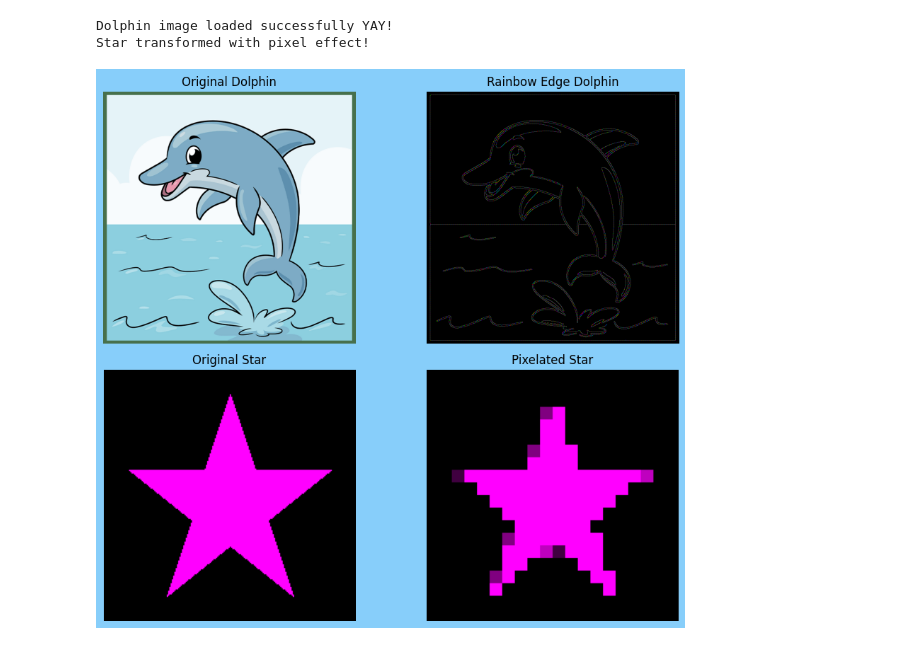
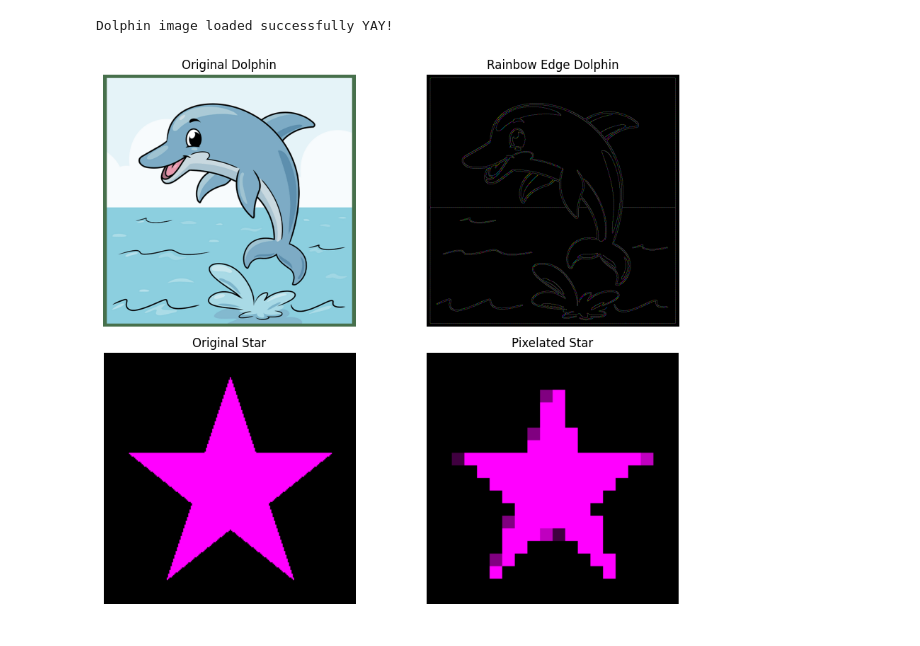
Before and after one commit to jessicayuan1/ai-skill-showcase, a Jupyter notebook: tisiane_showcase.ipynb, the cells around one changed output. Cells and saved outputs as stored; diff of their text form; code cells hidden in the pictures.

Commit message:
Step 3: Original and transformed pictures!

```diff
--- a/tisiane_showcase.ipynb
+++ b/tisiane_showcase.ipynb
@@ -12,7 +12,6 @@ import cv2 as cv
 import numpy as np
 # matplotlib.pyplot for displaying images
 import matplotlib.pyplot as plt
-
 
 
 # Step 1: Load the dolphin image ( BGR format)
@@ -58,34 +57,65 @@ edges_colored = np.zeros_like(img)
 
 
 # Define a repeating pattern of colors for the edges
 colors = [(255, 0, 0),  # Red
           (0, 255, 0),  # Green
           (0, 0, 255)]  # Blue
 
 
 # Map each edge pixel to a color based on its position
 for i in range(edges.shape[0]):      # Each row
     for j in range(edges.shape[1]):  # Each col
         if edges[i, j] != 0:         # Only modify pixels that are part of an edge
             edges_colored[i, j] = colors[(i + j) % len(colors)]  # Cycle through red, green, blue
 
 # Step 2.1: Transformation to the star (pixelated effect)
 
 # Copy the star image
 pixel_star = img2.copy()
 
 # Define scale for pixelation (smaller scale = bigger pixels)
 scale = 0.1
 
 # Resize down
 small = cv.resize(pixel_star, (int(pixel_star.shape[1]*scale), int(pixel_star.shape[0]*scale)), interpolation=cv.INTER_LINEAR)
 
 # Resize back up to original size (pixelated look)
 pixel_star = cv.resize(small, (pixel_star.shape[1], pixel_star.shape[0]), interpolation=cv.INTER_NEAREST)
 
-# Success Message
-print("Star transformed with pixel effect!")
+# Step 3: Display original and transformed side-by-side
+
+# Create a new figure for plotting with width and height
+plt.figure(figsize=(10, 8))
+
+# Dolphin original
+plt.subplot(2, 2, 1)
+plt.imshow(cv.cvtColor(img, cv.COLOR_BGR2RGB))
+plt.title("Original Dolphin")
+plt.axis("off")
+
+# Dolphin with rainbow edges
+plt.subplot(2, 2, 2)
+plt.imshow(cv.cvtColor(edges_colored, cv.COLOR_BGR2RGB))
+plt.title("Rainbow Edge Dolphin")
+plt.axis("off")
+
+# Star original
+plt.subplot(2, 2, 3)
+plt.imshow(cv.cvtColor(img2, cv.COLOR_BGR2RGB))
+plt.title("Original Star")
+plt.axis("off")
+
+# Star pixelated
+plt.subplot(2, 2, 4)
+plt.imshow(cv.cvtColor(pixel_star, cv.COLOR_BGR2RGB))
+plt.title("Pixelated Star")
+plt.axis("off")
+
+# Adjust spacing
+plt.tight_layout()
+
+# Show the plot
+plt.show()
 # %% [output]
 Dolphin image loaded successfully YAY!
-Star transformed with pixel effect!
-[figure, old version]
+[figure, new version]
```
